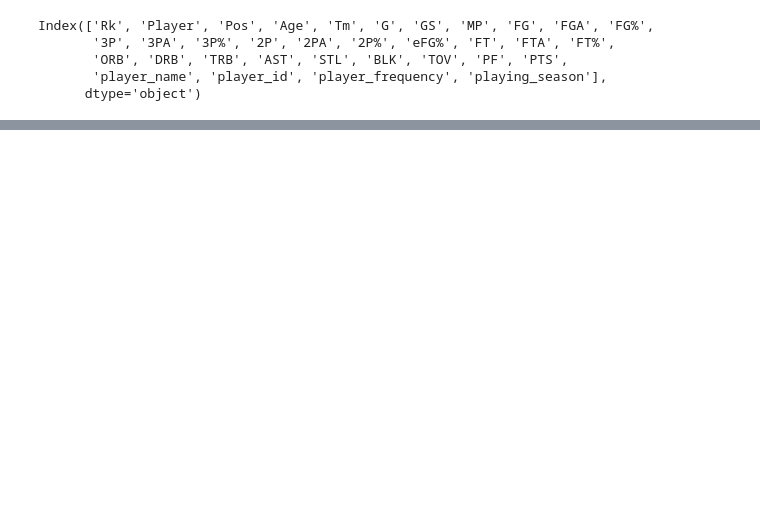
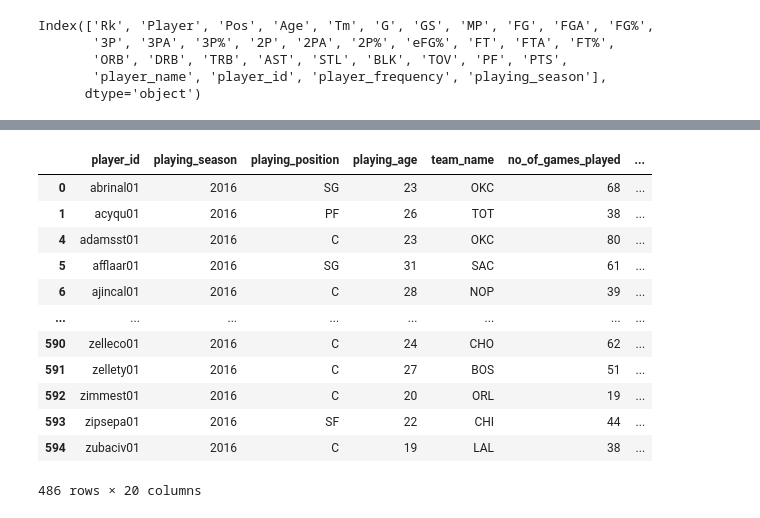
Before and after one commit to asitkumar26/nba-player-analytics, a Jupyter notebook: Pre-processing/preprocessing_data/explore_data_stat_201617.ipynb, the cells around one changed output, grey strips where cells are left out. Saved outputs shown, nothing was run; the diff lists cells and outputs as text; code cells hidden in the pictures; blank space fills up the shorter version.

```diff
--- a/Pre-processing/preprocessing_data/explore_data_stat_201617.ipynb
+++ b/Pre-processing/preprocessing_data/explore_data_stat_201617.ipynb
@@ -650,0 +668,35 @@ player_stats_201617_clean_df[['player_id',]]
+# %%
+# Raname Column Names to match the one with the Database
+player_stats_201617_cleaned_df = player_stats_201617_cleaned_df.rename(columns={"Pos":"playing_position"})
+player_stats_201617_cleaned_df = player_stats_201617_cleaned_df.rename(columns={"Age":"playing_age"})
+player_stats_201617_cleaned_df = player_stats_201617_cleaned_df.rename(columns={"Tm":"team_name"})
+player_stats_201617_cleaned_df = player_stats_201617_cleaned_df.rename(columns={"G":"no_of_games_played"})
+player_stats_201617_cleaned_df = player_stats_201617_cleaned_df.rename(columns={"MP":"no_minutes_played"})
+player_stats_201617_cleaned_df = player_stats_201617_cleaned_df.rename(columns={"FG":"field_goals_made"})
+player_stats_201617_cleaned_df = player_stats_201617_cleaned_df.rename(columns={"FG%":"field_goals_pctg"})
+player_stats_201617_cleaned_df = player_stats_201617_cleaned_df.rename(columns={"3P":"three_pointers_made"})
+player_stats_201617_cleaned_df = player_stats_201617_cleaned_df.rename(columns={"3P%":"three_point_pctg"})
+player_stats_201617_cleaned_df = player_stats_201617_cleaned_df.rename(columns={"eFG%":"effective_field_goal_pctg"})
+player_stats_201617_cleaned_df = player_stats_201617_cleaned_df.rename(columns={"FT":"free_thows_made"})
+player_stats_201617_cleaned_df = player_stats_201617_cleaned_df.rename(columns={"FT%":"free_throws_pctg"})
+player_stats_201617_cleaned_df = player_stats_201617_cleaned_df.rename(columns={"TRB":"total_rebounds"})
+player_stats_201617_cleaned_df = player_stats_201617_cleaned_df.rename(columns={"AST":"no_of_assists"})
+player_stats_201617_cleaned_df = player_stats_201617_cleaned_df.rename(columns={"STL":"no_of_steals"})
+player_stats_201617_cleaned_df = player_stats_201617_cleaned_df.rename(columns={"BLK":"no_of_blocks"})
+player_stats_201617_cleaned_df = player_stats_201617_cleaned_df.rename(columns={"TOV":"no_of_turnovers"})
+player_stats_201617_cleaned_df = player_stats_201617_cleaned_df.rename(columns={"PTS":"points"})
+player_stats_201617_cleaned_df
+# %% [output]
+|  | player_id | playing_season | playing_position | playing_age | team_name | no_of_games_played | ... |
+| 0 | abrinal01 | 2016 | SG | 23 | OKC | 68 | ... |
+| 1 | acyqu01 | 2016 | PF | 26 | TOT | 38 | ... |
+| 4 | adamsst01 | 2016 | C | 23 | OKC | 80 | ... |
+| 5 | afflaar01 | 2016 | SG | 31 | SAC | 61 | ... |
+| 6 | ajincal01 | 2016 | C | 28 | NOP | 39 | ... |
+| ... | ... | ... | ... | ... | ... | ... | ... |
+| 590 | zelleco01 | 2016 | C | 24 | CHO | 62 | ... |
+| 591 | zellety01 | 2016 | C | 27 | BOS | 51 | ... |
+| 592 | zimmest01 | 2016 | C | 20 | ORL | 19 | ... |
+| 593 | zipsepa01 | 2016 | SF | 22 | CHI | 44 | ... |
+| 594 | zubaciv01 | 2016 | C | 19 | LAL | 38 | ... |
+486 rows × 20 columns
```
Also changed, not shown: parts of 9 cells of this notebook, 1 other file.
